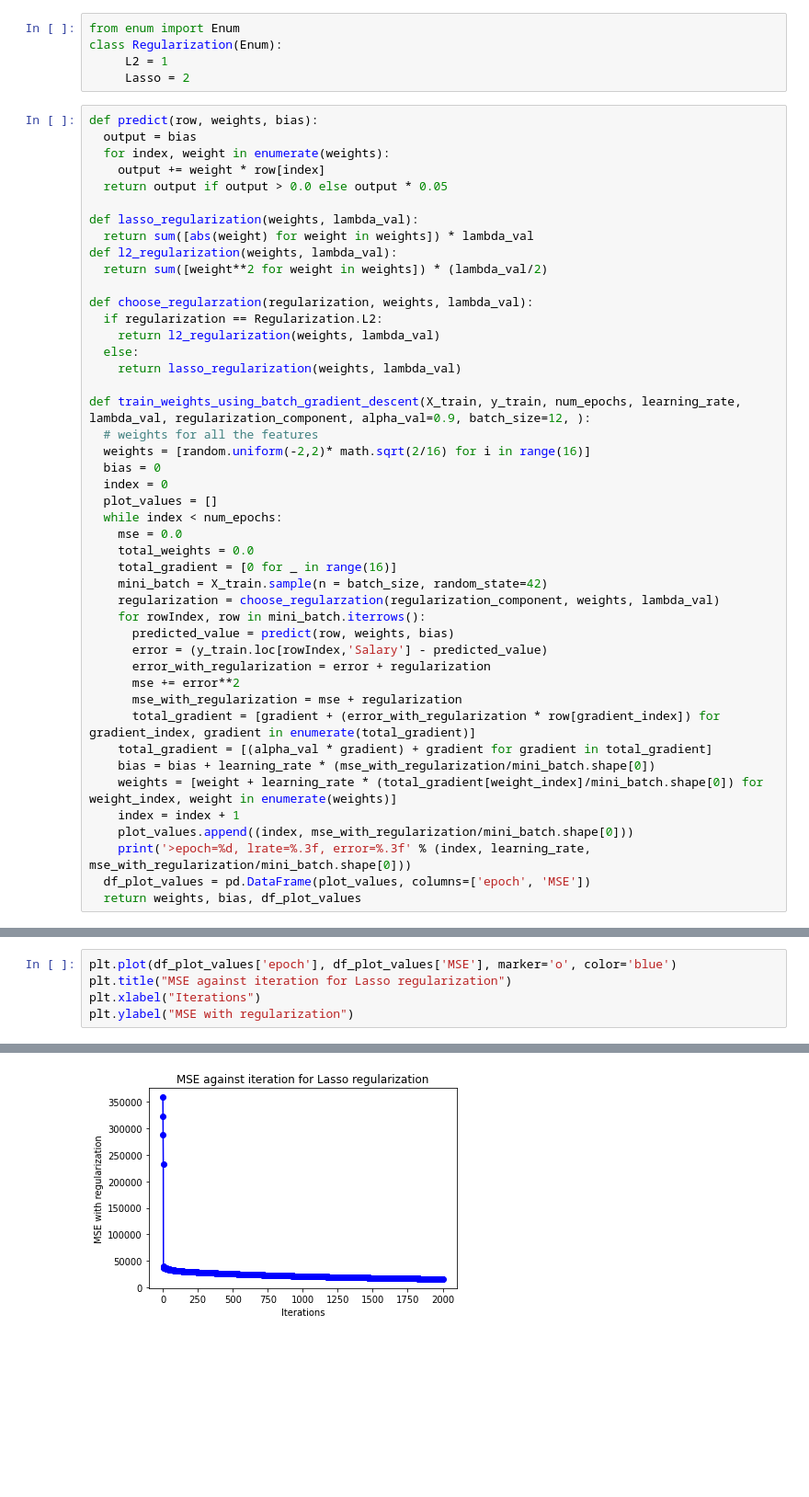
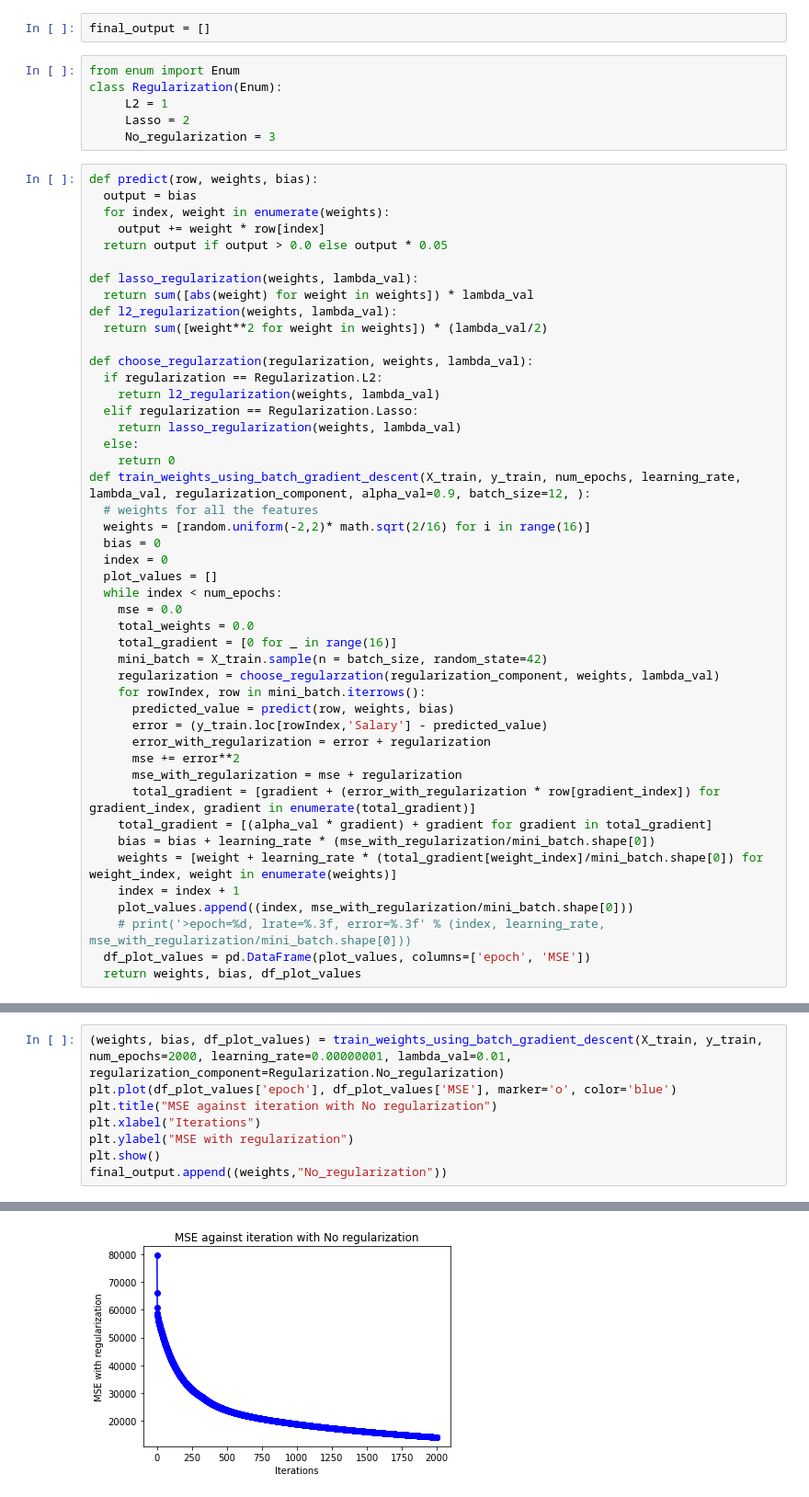
Before and after one commit to GuptaNavdeep1983/CS688, a Jupyter notebook: 767_assignment3.ipynb, the cells around one changed output, grey strips where cells are left out. Shown at 92% size. Drawn from its saved outputs; the diff is of its cells as text; blank space fills up the shorter version.

```diff
--- a/767_assignment3.ipynb
+++ b/767_assignment3.ipynb
@@ -38,8 +18,11 @@ X_train
+# %%
+final_output = []
 # %%
 from enum import Enum
 class Regularization(Enum):
      L2 = 1
      Lasso = 2
+     No_regularization = 3
 # %%
 def predict(row, weights, bias):
   output = bias
@@ -55,9 +38,10 @@ def l2_regularization(weights, lambda_val):
 def choose_regularzation(regularization, weights, lambda_val):
   if regularization == Regularization.L2:
     return l2_regularization(weights, lambda_val)
+  elif regularization == Regularization.Lasso:
+    return lasso_regularization(weights, lambda_val)
   else:
-    return lasso_regularization(weights, lambda_val)
-
+    return 0
 def train_weights_using_batch_gradient_descent(X_train, y_train, num_epochs, learning_rate, lambda_val, regularization_component, alpha_val=0.9, batch_size=12, ):
   # weights for all the features
   weights = [random.uniform(-2,2)* math.sqrt(2/16) for i in range(16)]
@@ -82,6 +66,6 @@ def train_weights_using_batch_gradient_descent(X_train, y_train, num_epochs, lea
     weights = [weight + learning_rate * (total_gradient[weight_index]/mini_batch.shape[0]) for weight_index, weight in enumerate(weights)]
     index = index + 1
     plot_values.append((index, mse_with_regularization/mini_batch.shape[0]))
-    print('>epoch=%d, lrate=%.3f, error=%.3f' % (index, learning_rate, mse_with_regularization/mini_batch.shape[0]))
+    # print('>epoch=%d, lrate=%.3f, error=%.3f' % (index, learning_rate, mse_with_regularization/mini_batch.shape[0]))
   df_plot_values = pd.DataFrame(plot_values, columns=['epoch', 'MSE'])
   return weights, bias, df_plot_values
@@ -90,6 +72,9 @@ def train_weights_using_batch_gradient_descent(X_train, y_train, num_epochs, lea
 # %%
+(weights, bias, df_plot_values) = train_weights_using_batch_gradient_descent(X_train, y_train, num_epochs=2000, learning_rate=0.00000001, lambda_val=0.01, regularization_component=Regularization.No_regularization)
 plt.plot(df_plot_values['epoch'], df_plot_values['MSE'], marker='o', color='blue')
-plt.title("MSE against iteration for Lasso regularization")
+plt.title("MSE against iteration with No regularization")
 plt.xlabel("Iterations")
 plt.ylabel("MSE with regularization")
+plt.show()
+final_output.append((weights,"No_regularization"))
 # %% [output]
@@ -97 +81 @@ Text(0, 0.5, 'MSE with regularization')
-[figure, old version]
+[figure, new version]
```
Also changed, not shown: parts of 10 cells of this notebook.
